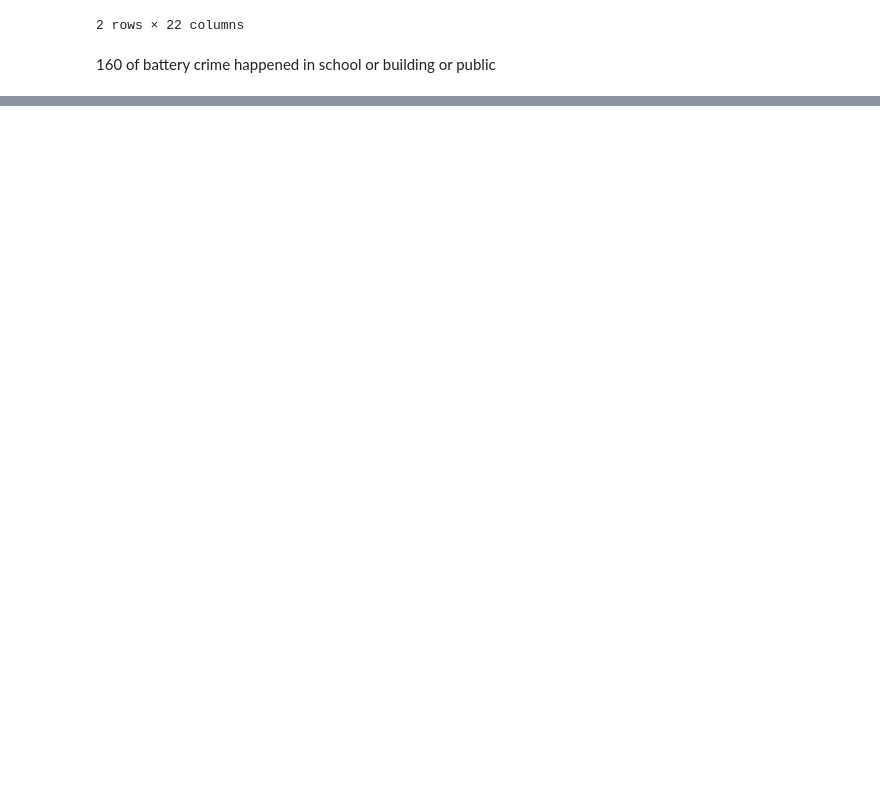
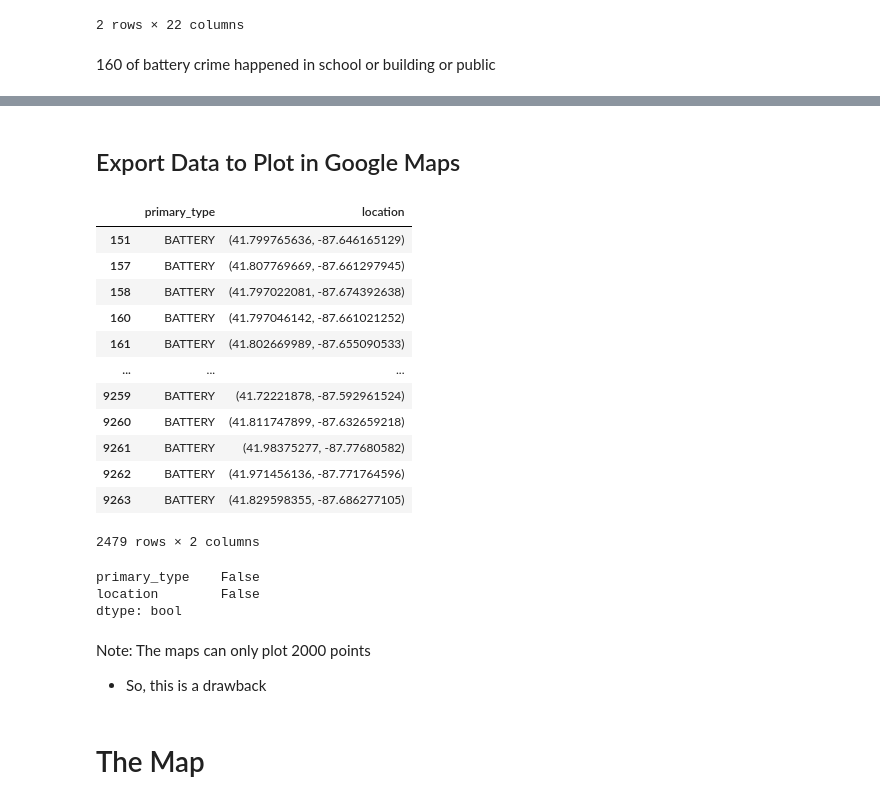
Before and after one commit to dwipaalfarisi/project-data-analysis, a Jupyter notebook: chicago_crime.ipynb, the cells around one changed output, grey strips where cells are left out. Saved outputs shown, nothing was run; the diff lists cells and outputs as text; code cells hidden in the pictures; blank space fills up the shorter version.

```diff
--- a/chicago_crime.ipynb
+++ b/chicago_crime.ipynb
@@ -465,0 +475,2 @@ battery_crime.loc[battery_crime['description'].str.contains("SHOT")]
+# %% [markdown]
+## Export Data to Plot in Google Maps
@@ -465,0 +482,30 @@ battery_crime.loc[battery_crime['description'].str.contains("SHOT")]
+# %%
+# check the data
+map_plot = pd.read_csv('./location_cases.csv')
+map_plot[map_plot['primary_type'] == 'BATTERY']
+# %% [output]
+|  | primary_type | location |
+| 151 | BATTERY | (41.799765636, -87.646165129) |
+| 157 | BATTERY | (41.807769669, -87.661297945) |
+| 158 | BATTERY | (41.797022081, -87.674392638) |
+| 160 | BATTERY | (41.797046142, -87.661021252) |
+| 161 | BATTERY | (41.802669989, -87.655090533) |
+| ... | ... | ... |
+| 9259 | BATTERY | (41.72221878, -87.592961524) |
+| 9260 | BATTERY | (41.811747899, -87.632659218) |
+| 9261 | BATTERY | (41.98375277, -87.77680582) |
+| 9262 | BATTERY | (41.971456136, -87.771764596) |
+| 9263 | BATTERY | (41.829598355, -87.686277105) |
+2479 rows × 2 columns
+# %%
+# check for null again LOL
+map_plot.isna().any()
+# %% [output]
+primary_type    False
+location        False
+dtype: bool
+# %% [markdown]
+Note: The maps can only plot 2000 points
+- So, this is a drawback
+# %% [markdown]
+# The Map
```
Also changed, not shown: parts of 11 cells of this notebook, 1 other file.
